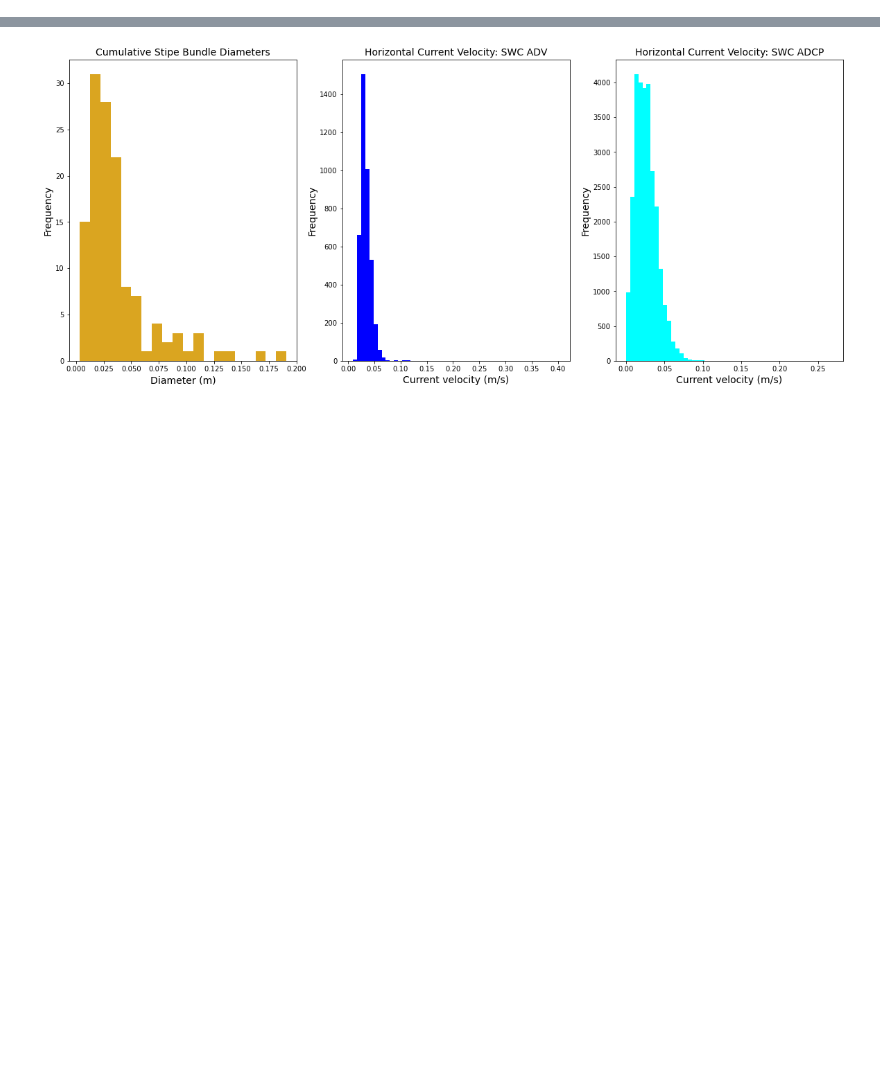
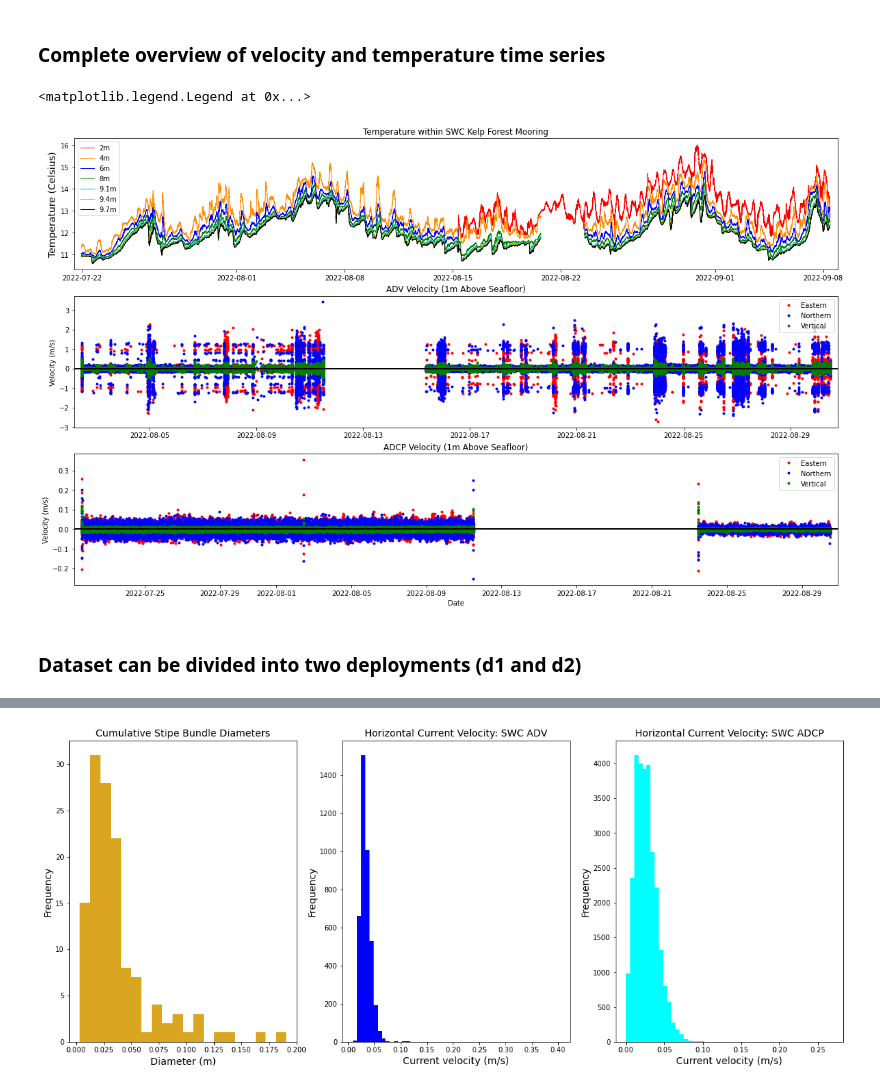
Before and after one commit to lagrady/Kelp-Forest-Hydrodynamics, a Jupyter notebook: notebooks/Kelp_Hydrodynamics.ipynb, the cells around one changed output, grey strips where cells are left out. Cells and saved outputs as stored; diff of their text form; code cells hidden in the pictures; blank space fills up the shorter version.

```diff
--- a/notebooks/Kelp_Hydrodynamics.ipynb
+++ b/notebooks/Kelp_Hydrodynamics.ipynb
@@ -314,0 +37,12 @@ plt.savefig('Plots/kelp_adv_adcp_histograms')
+# %%
+# Filter unwanted data
+# For adcp
+adcp1 = adcp1.where((adcp1.Flag < 10) & (adcp1.Depth > 8))
+adcp2 = adcp2.where((adcp2.Flag < 10) & (adcp2.Depth > 8))
+
+# For adv
+adv1 = adv1dat.where(adv1dat.Dat_flag < 42)
+adv2 = adv2dat.where(adv2dat.Dat_flag < 42)
+
+# For seaphox
+spxqc = spx.where(spx.QC < 2)
@@ -314,0 +149,61 @@ plt.savefig('Plots/kelp_adv_adcp_histograms')
+# %% [markdown]
+### Complete overview of velocity and temperature time series
+# %%
+# TEMPERATURE
+plt.figure(figsize = (20,12))
+
+plt.subplot(311)
+plt.plot(temp.time, temp.Temperature.isel(depth=0), 'r-', lw = 1)
+plt.plot(temp.time, temp.Temperature.isel(depth=1), 'darkorange', lw = 1)
+plt.plot(temp.time, temp.Temperature.isel(depth=2), 'b-', lw = 1)
+plt.plot(temp.time, temp.Temperature.isel(depth=3), 'g-', lw = 1)
+plt.plot(temp.time, temp.Temperature.isel(depth=4), 'c-', lw = 1)
+plt.plot(temp.time, temp.Temperature.isel(depth=5), 'y-', lw = 1)
+plt.plot(temp.time, temp.Temperature.isel(depth=6), 'k-', lw = 1)
+
+plt.ylabel("Temperature (Celsius)", fontsize=14)
+#plt.xlabel("Datetime", fontsize = 14)
+plt.margins(x=.01)
+plt.title('Temperature within SWC Kelp Forest Mooring')
+plt.legend(['2m','4m','6m','8m','9.1m', '9.4m', '9.7m'], loc = 'upper left')
+#=================================================================================================
+# ADV
+plt.subplot(312)
+plt.plot(adv1.time, adv1.East, '.r', label = 'Eastern')
+plt.plot(adv2.time, adv2.East, '.r')
+
+plt.plot(adv1.time, adv1.North, '.b', label = 'Northern')
+plt.plot(adv2.time, adv2.North, '.b')
+
+plt.plot(adv1.time, adv1.Vertical, '.g', label = 'Vertical')
+plt.plot(adv2.time, adv2.Vertical, '.g')
+
+plt.axhline(y=0, c='black', lw=2)
+plt.margins(x=.01)
+plt.ylabel('Velocity (m/s)')
+#plt.xlabel('Date')
+plt.title('ADV Velocity (1m Above Seafloor)')
+plt.legend(loc = 'upper right')
+#=================================================================================================
+# ADCP
+plt.subplot(313)
+plt.plot(adcp1.time, adcp1.East.isel(BinDist=1), '.r', label = 'Eastern')
+plt.plot(adcp2_1m.time, adcp2_1m.East.isel(BinDist=1), '.r')
+
+plt.plot(adcp1.time, adcp1.North.isel(BinDist=1), '.b', label = 'Northern')
+plt.plot(adcp2_1m.time, adcp2_1m.North.isel(BinDist=1), '.b')
+
+plt.plot(adcp1.time, adcp1.Vertical.isel(BinDist=1), '.g', label = 'Vertical')
+plt.plot(adcp2_1m.time, adcp2_1m.Vertical.isel(BinDist=1), '.g')
+
+plt.axhline(y=0, c='black', lw=2)
+plt.margins(x=.01)
+plt.ylabel('Velocity (m/s)')
+plt.xlabel('Date')
+plt.title('ADCP Velocity (1m Above Seafloor)')
+plt.legend(loc = 'upper right')
+# %% [output]
+<matplotlib.legend.Legend at 0x...>
+[figure, added]
+# %% [markdown]
+### Dataset can be divided into two deployments (d1 and d2)
```
Also changed, not shown: parts of 62 cells of this notebook.
